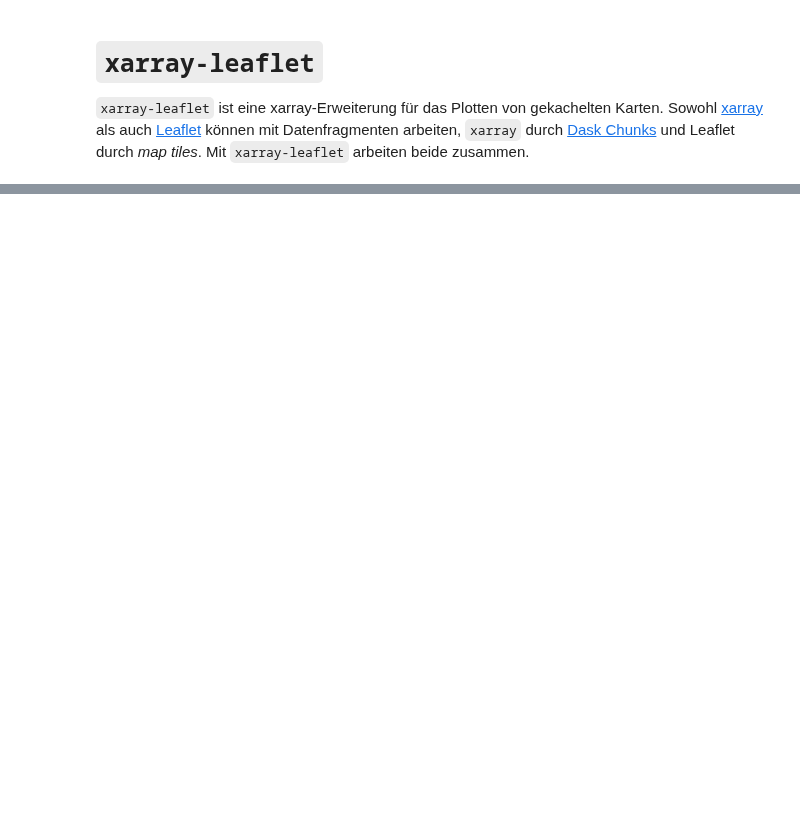
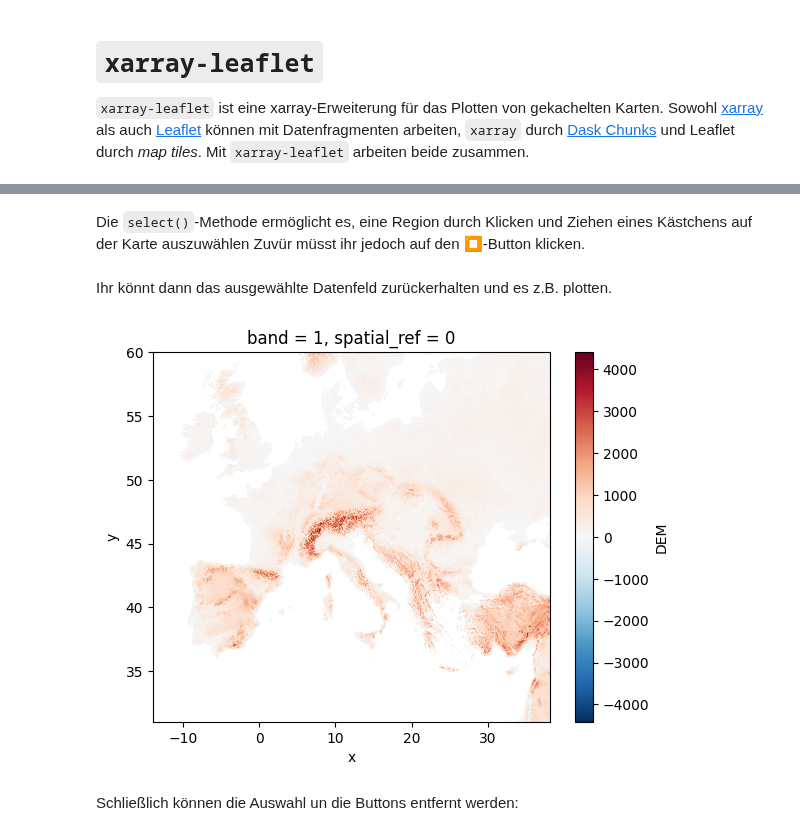
Before and after one commit to veit/pyviz-tutorial-de, a Jupyter notebook: docs/js/xarray-leaflet.ipynb, the cells around one changed output, grey strips where cells are left out. Saved outputs shown, nothing was run; the diff lists cells and outputs as text; code cells hidden in the pictures; blank space fills up the shorter version.

```diff
--- a/docs/js/xarray-leaflet.ipynb
+++ b/docs/js/xarray-leaflet.ipynb
@@ -142,0 +60,3 @@ Box(children=(FloatSlider(value=1.0, description='opacity', max=1.0, min=0.1),))
+# %%
+da = rioxarray.open_rasterio(adffile, masked=True)
+da
@@ -142,0 +76,3 @@ Box(children=(FloatSlider(value=1.0, description='opacity', max=1.0, min=0.1),))
+# %%
+da = da.sel(band=1)
+da.name = "DEM"
@@ -142,0 +81,3 @@ Box(children=(FloatSlider(value=1.0, description='opacity', max=1.0, min=0.1),))
+# %%
+da = da.chunk((1000, 1000))
+warnings.filterwarnings("ignore")
@@ -142,0 +120,2 @@ Box(children=(FloatSlider(value=1.0, description='opacity', max=1.0, min=0.1),))
+# %% [markdown]
+Die `select()`-Methode ermöglicht es, eine Region durch Klicken und Ziehen eines Kästchens auf der Karte auszuwählen Zuvür müsst ihr jedoch auf den ⏹️-Button klicken.
@@ -142,0 +124,11 @@ Box(children=(FloatSlider(value=1.0, description='opacity', max=1.0, min=0.1),))
+# %% [markdown]
+Ihr könnt dann das ausgewählte Datenfeld zurückerhalten und es z.B. plotten.
+# %%
+da_selected = da.leaflet.get_selection()
+# %%
+if da_selected is not None:
+    da_selected.plot.imshow()
+# %% [output]
+[figure, added]
+# %% [markdown]
+Schließlich können die Auswahl un die Buttons entfernt werden:
```
Also changed, not shown: parts of 37 cells of this notebook, 50 other files.
